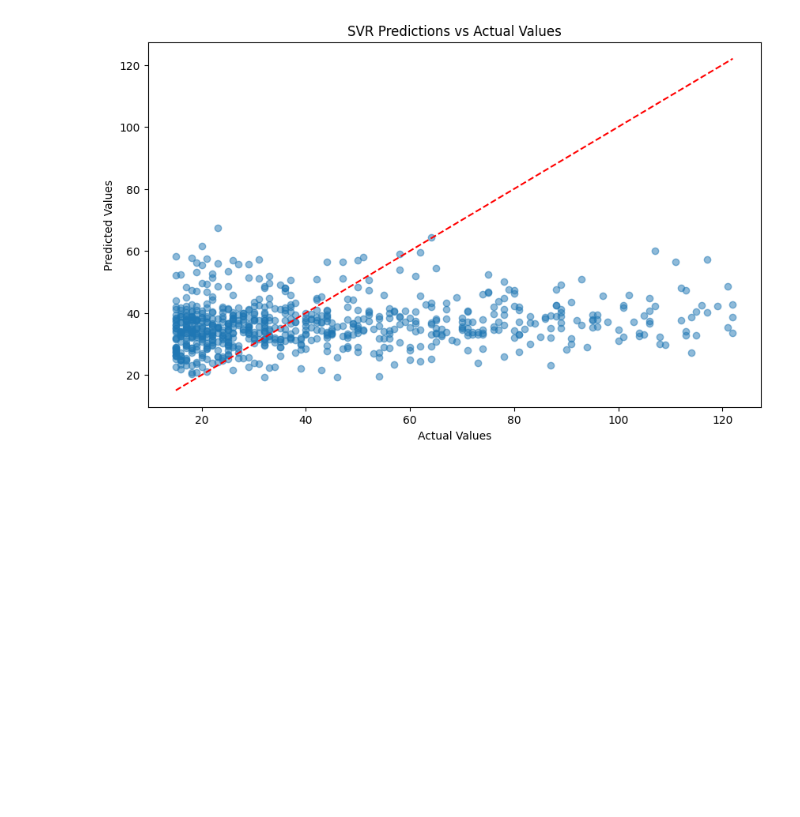
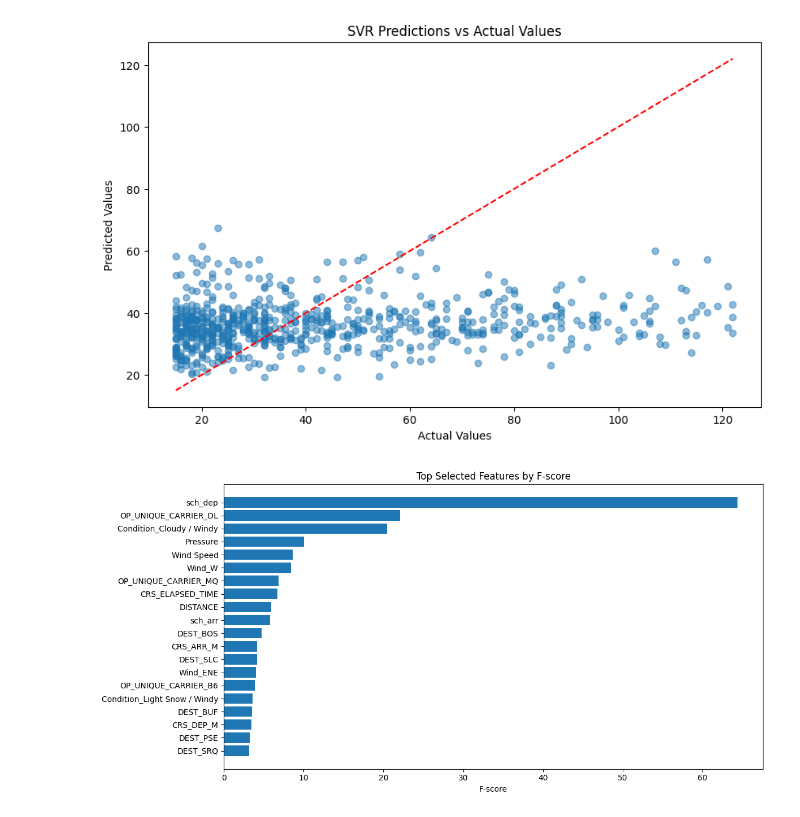
Before and after one commit to Josiah-Lam/Flight-delay, a Jupyter notebook: classification-model/SVR.ipynb, the cells around one changed output. Saved outputs shown, nothing was run; the diff lists cells and outputs as text; code cells hidden in the pictures; blank space fills up the shorter version.

Commit message:
top features chart added

```diff
--- a/classification-model/SVR.ipynb
+++ b/classification-model/SVR.ipynb
@@ -145,3 +148,25 @@ plt.title("SVR Predictions vs Actual Values")
 plt.show()
 # %% [output]
 [figure]
+# %%
+selected_k = best_model.named_steps['select'].k
+feature_scores = best_model.named_steps['select'].scores_
+feature_indices = np.argsort(feature_scores)[-selected_k:]
+
+try:
+    feature_names = X_train.columns
+except:
+    feature_names = [f'Feature {i}' for i in range(X_train.shape[1])]
+
+top_features = [feature_names[i] for i in feature_indices]
+top_scores = feature_scores[feature_indices]
+
+# Bar plot of top K features
+plt.figure(figsize=(12, 6))
+plt.barh(top_features, top_scores)
+plt.xlabel("F-score")
+plt.title("Top Selected Features by F-score")
+plt.tight_layout()
+plt.show()
+# %% [output]
+[figure, added]
```
Also changed, not shown: parts of 1 cell of this notebook.
